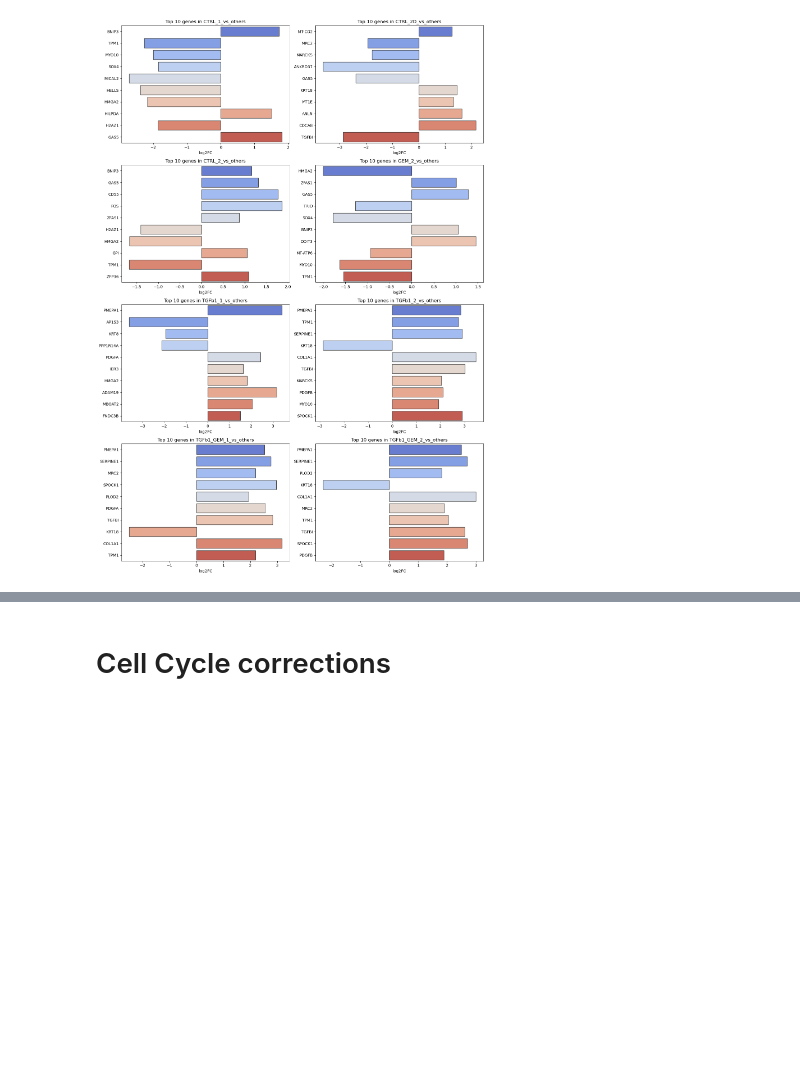
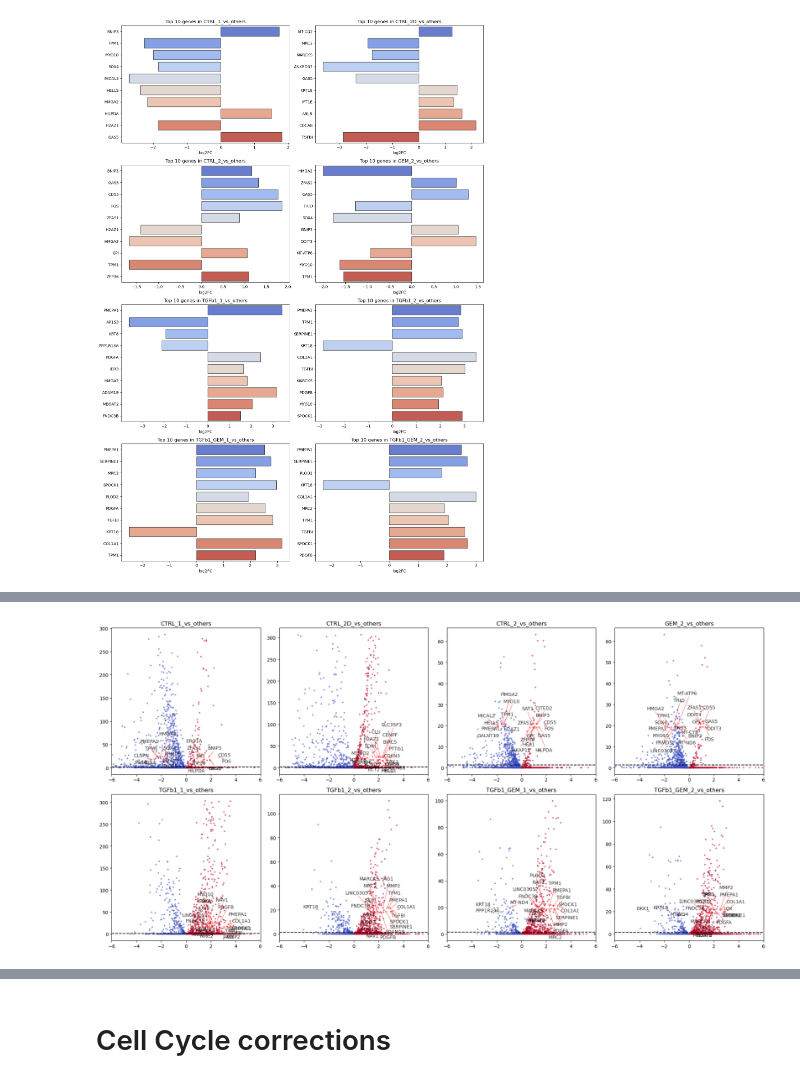
Before and after one commit to josef-streusalz/single-cell, a Jupyter notebook: 05_DEG_analysis.ipynb, the cells around one changed output, grey strips where cells are left out. Cells and saved outputs as stored; diff of their text form; code cells hidden in the pictures; blank space fills up the shorter version.

```diff
--- a/05_DEG_analysis.ipynb
+++ b/05_DEG_analysis.ipynb
@@ -384,0 +490,48 @@ fig.savefig('figures/comparisons_plot.png', bbox_inches='tight')
+# %%
+import scanpy as sc
+import pandas as pd
+import matplotlib.pyplot as plt
+import seaborn as sns
+import numpy as np
+from adjustText import adjust_text
+
+# ... [rest of the code remains unchanged up to the plotting]
+
+fig, axs = plt.subplots(2, 4, figsize=(20, 10))
+
+for idx, comparison in enumerate(sorted_unique_comparisons):
+    ax = axs[idx // 4, idx % 4]
+
+    filtered_results = results_df[results_df['comparison'] == comparison]
+
+    # Scatter points
+    ax.scatter(filtered_results['log2FC'], -np.log10(filtered_results['adjusted.p.value']),
+               c=np.sign(filtered_results['log2FC']), cmap="coolwarm", alpha=0.5, s=5)
+
+    # Horizontal line for p-value significance threshold, e.g., 0.05
+    ax.axhline(y=-np.log10(0.05), color='black', linestyle='--')
+
+    ax.set_title(comparison)
+    ax.set_xlim(-6, 6)
+
+    # Annotate top genes
+    top_genes = filtered_results.nsmallest(20, 'adjusted.p.value')
+
+    texts = []
+    epsilon = 1e-20  # a small constant
+    for _, row in top_genes.iterrows():
+        # Prevent adjusted p-values of exactly 0 by adding a small constant
+        adj_pval = row['adjusted.p.value'] + epsilon
+        y_val = -np.log10(adj_pval)
+
+        # Check for infinite values
+        if np.isfinite(y_val):
+            texts.append(ax.text(row['log2FC'], y_val, row['symbol'], fontsize=10, alpha=0.8))
+
+    adjust_text(texts, ax=ax, only_move={'points': 'y', 'text': 'y'}, arrowprops=dict(arrowstyle="->", color='r', lw=0.5))
+
+plt.tight_layout()
+plt.savefig("figures/volcano_plots.png")
+plt.show()
+# %% [output]
+[figure, added]
```
Also changed, not shown: parts of 8 cells of this notebook, 4 other files.
